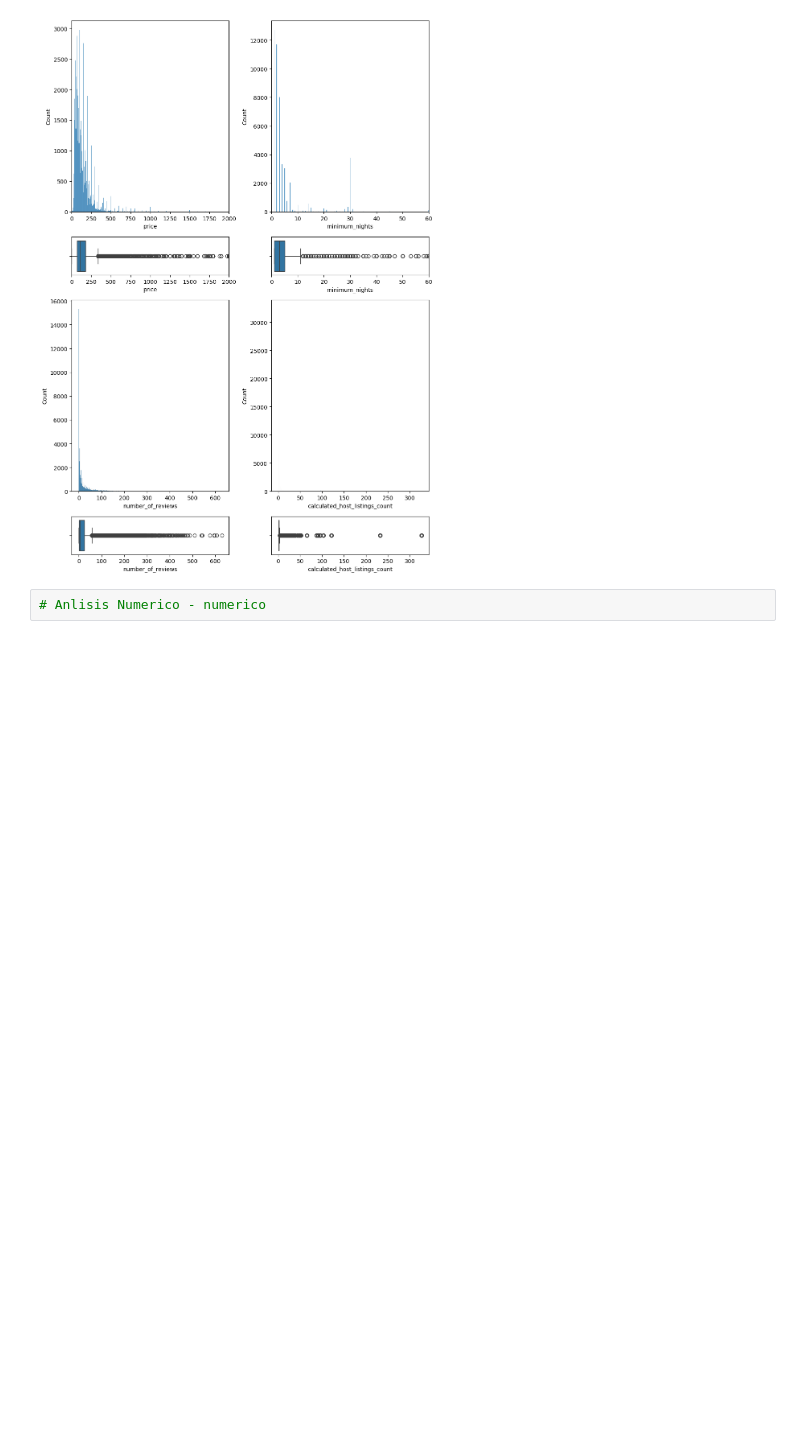
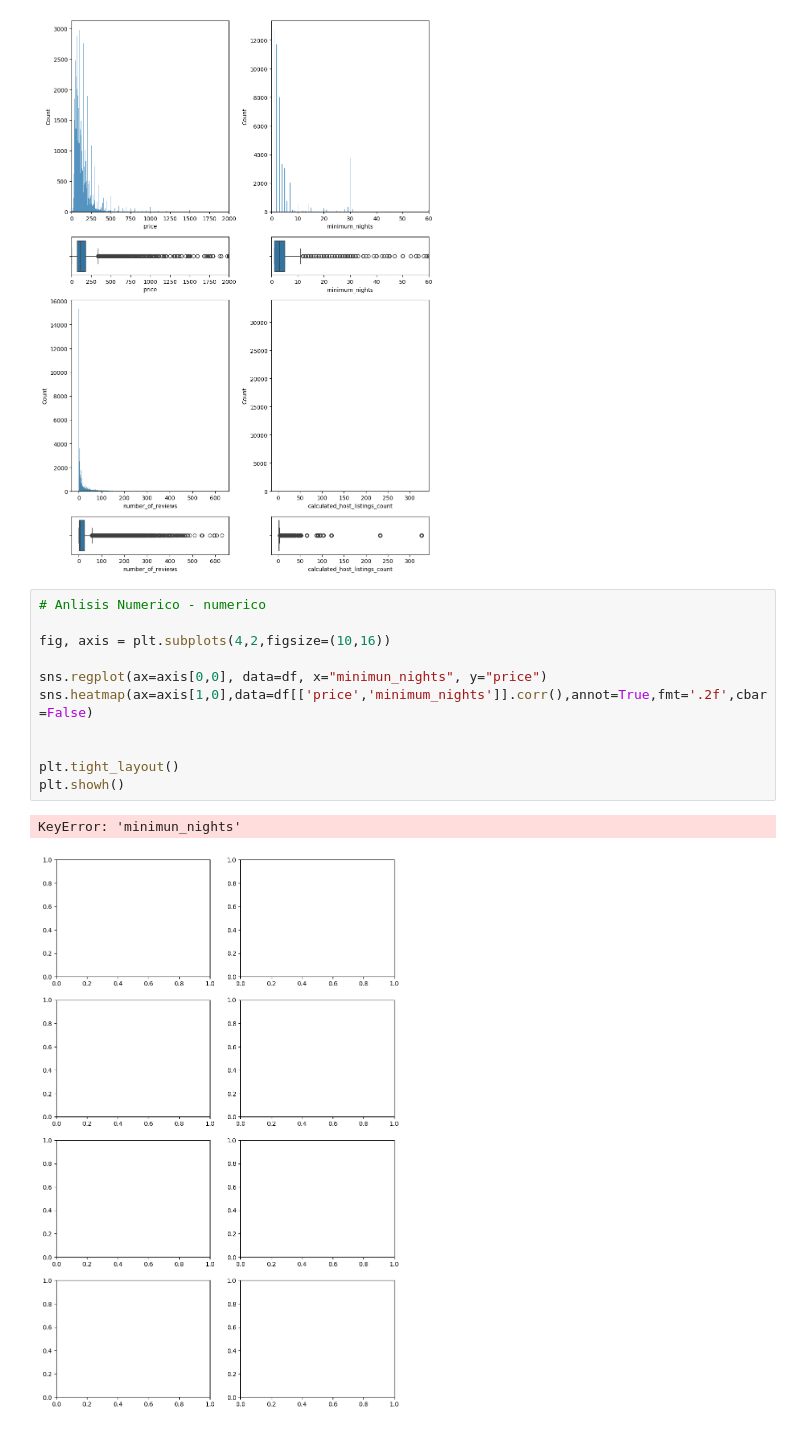
Before and after one commit to LuisCamachoRivero/machine-learning-python-template, a Jupyter notebook: src/explore.ipynb, the cells around one changed output. Saved outputs shown, nothing was run; the diff lists cells and outputs as text; blank space fills up the shorter version.

```diff
--- a/src/explore.ipynb
+++ b/src/explore.ipynb
@@ -114,5 +114,17 @@ plt.tight_layout()
 plt.show()
 # %% [output]
 [figure]
-# %%
-# Anlisis Numerico - numerico
+# %%
+# Anlisis Numerico - numerico
+
+fig, axis = plt.subplots(4,2,figsize=(10,16))
+
+sns.regplot(ax=axis[0,0], data=df, x="minimun_nights", y="price")
+sns.heatmap(ax=axis[1,0],data=df[['price','minimum_nights']].corr(),annot=True,fmt='.2f',cbar=False)
+
+
+plt.tight_layout()
+plt.showh()
+# %% [output]
+KeyError: 'minimun_nights'
+[figure, added]
```
Also changed, not shown: parts of 1 cell of this notebook.
